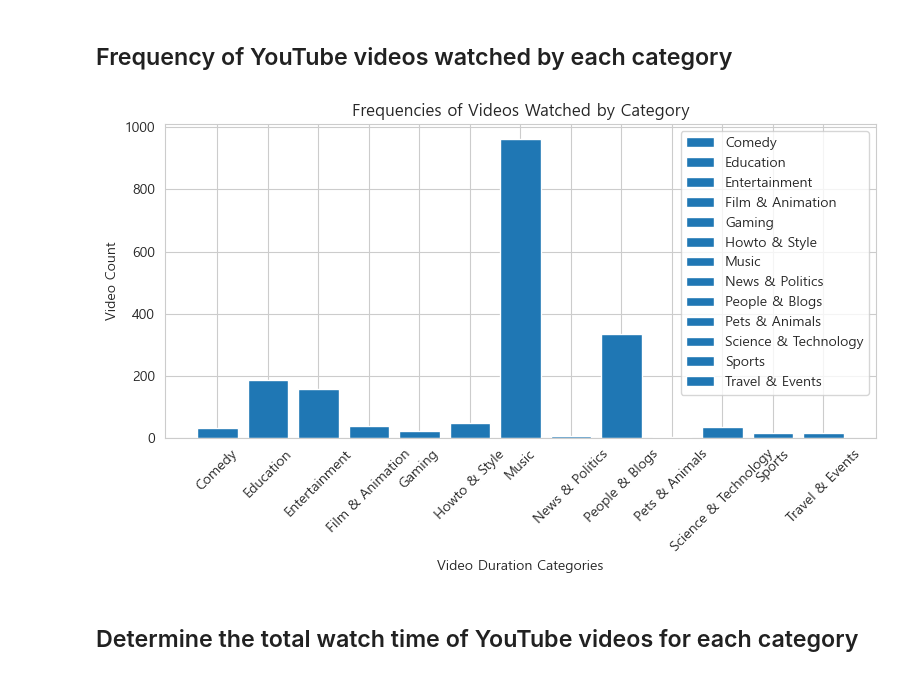
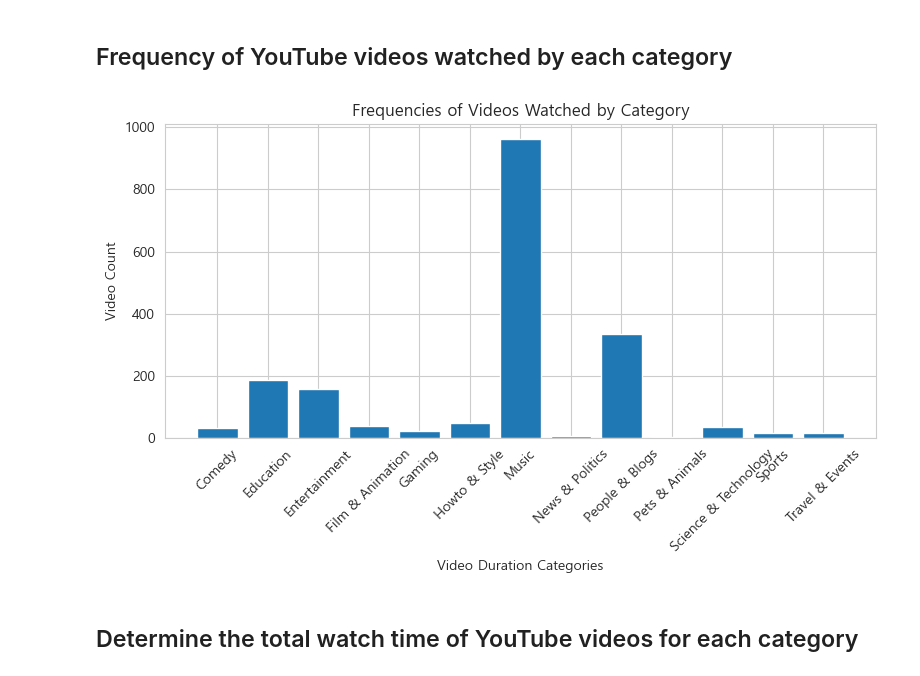
Before and after one commit to Johncarlodeveloper/YouTube-Watch-History-Data-to-CSV-file, a Jupyter notebook: analysis.ipynb, the cells around one changed output. Drawn from its saved outputs; the diff is of its cells as text; code cells hidden in the pictures.

```diff
--- a/analysis.ipynb
+++ b/analysis.ipynb
@@ -760,24 +760,23 @@ plt.show()
 # %%
 ratio_category = df.copy()
 
 ratio_category = ratio_category.groupby('video_category').size()
 ratio_category = ratio_category.reset_index(name='frequency')
 
 vid_category = ratio_category['video_category']
 freq = ratio_category['frequency']
 # Plotting the bar chart
 plt.figure(figsize=(8, 5))
 plt.bar(vid_category.tolist(), freq.tolist(), label=vid_category.tolist())
 
 plt.xlabel('Video Duration Categories')
 plt.ylabel('Video Count')
 plt.title('Frequencies of Videos Watched by Category')
 plt.xticks(rotation=45)
 plt.tight_layout()
-plt.legend()
 plt.show()
 # %% [output]
-[figure, old version]
+[figure, new version]
 # %% [markdown]
 ## Determine the total watch time of YouTube videos for each category
 # %%
```
